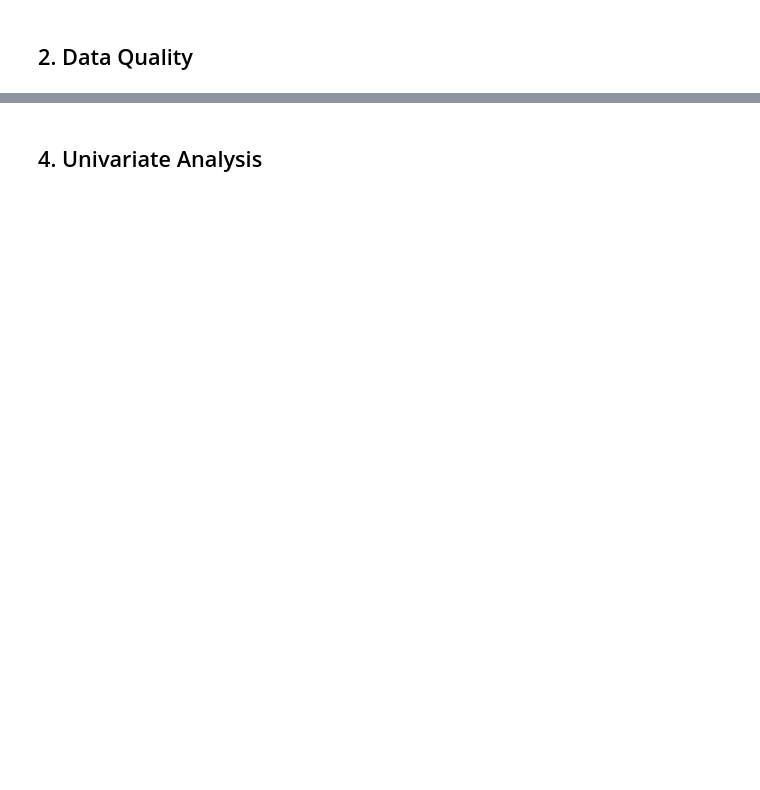
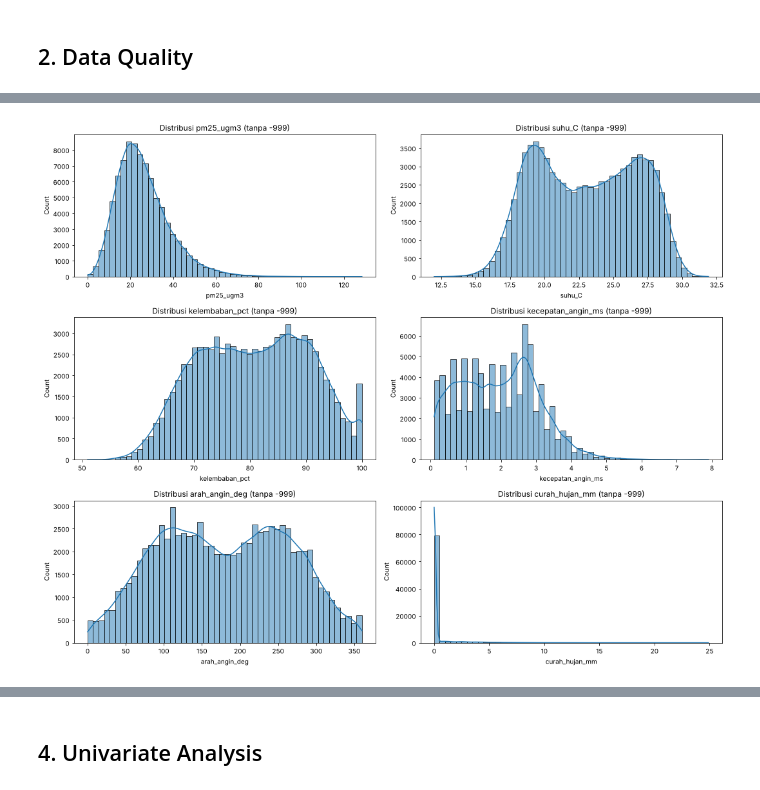
Before and after one commit to alfdmsr/pm25-forecast-bandung, a Jupyter notebook: Hasil_EDA_PM25_Bandung.ipynb, the cells around one changed output, grey strips where cells are left out. Cells and saved outputs as stored; diff of their text form; code cells hidden in the pictures; blank space fills up the shorter version.

```diff
--- a/Hasil_EDA_PM25_Bandung.ipynb
+++ b/Hasil_EDA_PM25_Bandung.ipynb
@@ -171,12 +116,0 @@ Duplikat timestamp stasiun: 404
-# %%
-# nilai tidak valid
-numeric_cols = df.select_dtypes(
-    include=np.number
-).columns
-
-for col in numeric_cols:
-    print(f"\n===== {col} =====")
-    print("Minimum:", df[col].min())
-    print("Maximum:", df[col].max())
-    print("Negative values:", (df[col] < 0).sum())
-    print("-999 values:", (df[col] == -999).sum())
@@ -419,13 +116,0 @@ Rows after conflict quarantine: 87238
-# %%
-validity_checks = {
-    "pm25_ugm3": lambda x: x >= 0,
-    "kelembaban_pct": lambda x: x.between(0, 100),
-    "kecepatan_angin_ms": lambda x: x >= 0,
-    "arah_angin_deg": lambda x: x.between(0, 360),
-    "curah_hujan_mm": lambda x: x >= 0
-}
-
-for col, condition in validity_checks.items():
-    invalid = df_clean[col].notna() & ~condition(df_clean[col])
-
-    print(f"{col}: {invalid.sum()} potentially invalid values")
@@ -453,0 +140,10 @@ Final cleaned shape: (87238, 8)
+# %%
+# Nilai tidak wajar: sentinel -999 dan PM2.5 tepat nol
+numeric_cols = df.select_dtypes(include=np.number).columns
+pd.DataFrame({
+    "min": df[numeric_cols].min(),
+    "max": df[numeric_cols].max(),
+    "negatif": (df[numeric_cols] < 0).sum(),
+    "sama_-999": (df[numeric_cols] == -999).sum(),
+    "sama_0": (df[numeric_cols] == 0).sum(),
+})
@@ -453,0 +158,10 @@ Final cleaned shape: (87238, 8)
+# %%
+fig, axes = plt.subplots(3, 2, figsize=(15, 12))
+for ax, col in zip(axes.flatten(), numeric_cols):
+    # -999 dibuang dulu agar bentuk distribusi terlihat
+    sns.histplot(df.loc[df[col] != -999, col], bins=50, kde=True, ax=ax)
+    ax.set_title(f"Distribusi {col} (tanpa -999)")
+plt.tight_layout()
+plt.show()
+# %% [output]
+[figure, added]
```
Also changed, not shown: parts of 110 cells of this notebook.
